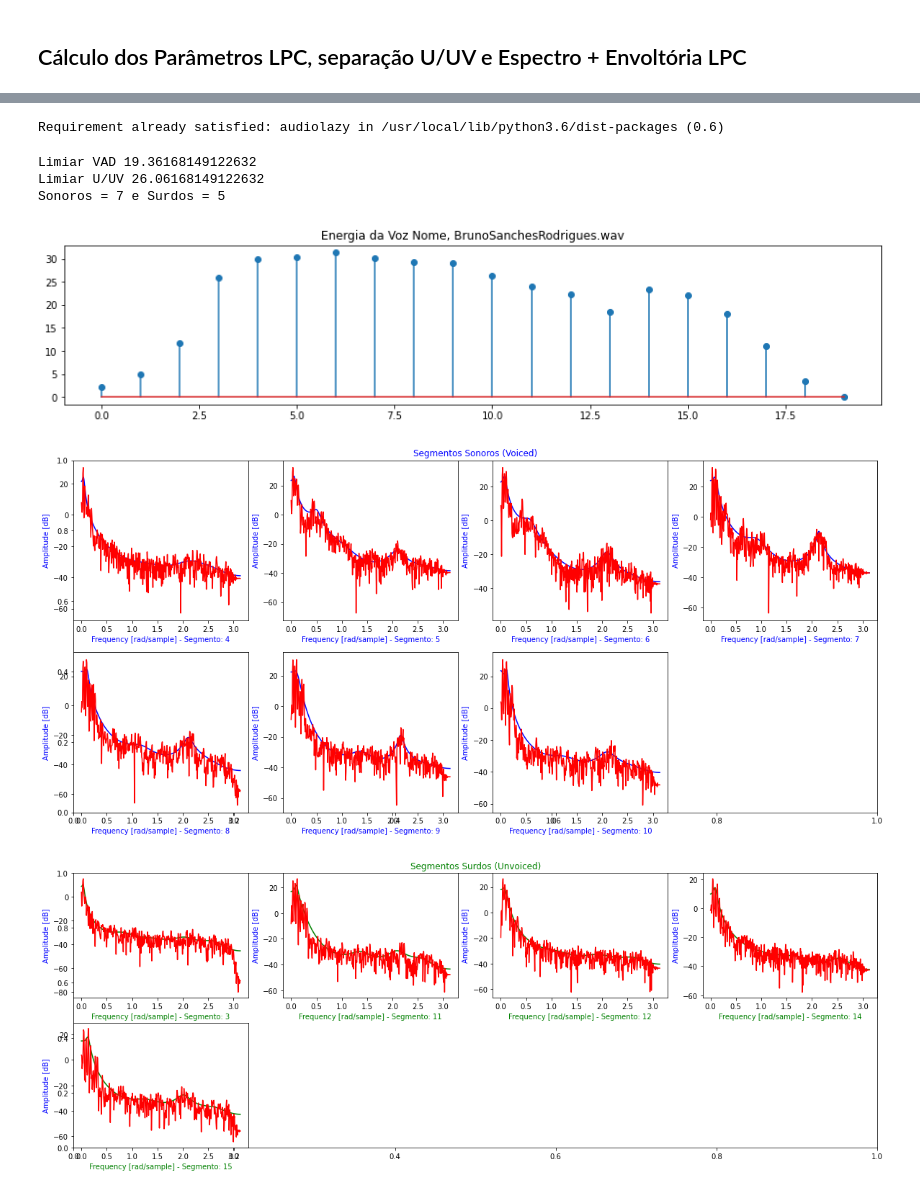
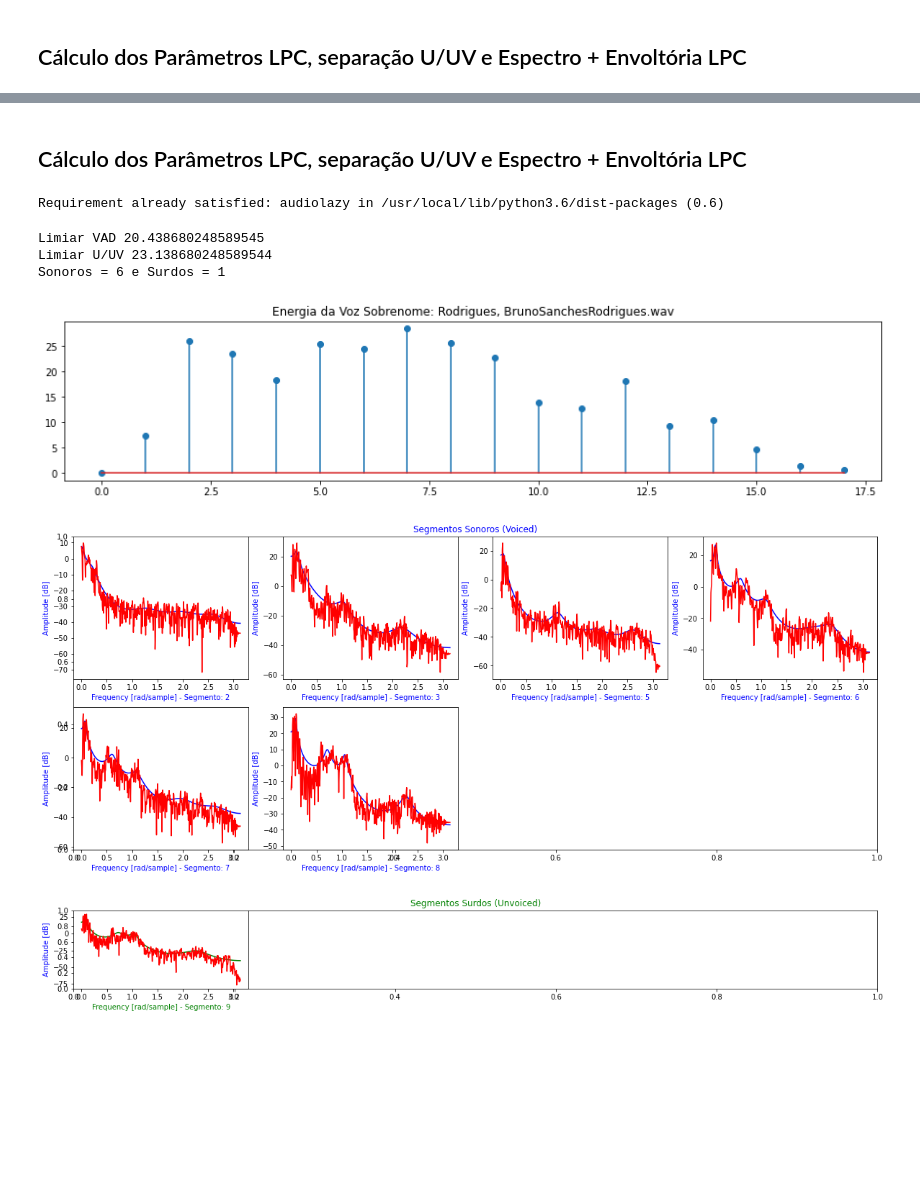
Before and after one commit to brusangues/CSM-DEVS, a Jupyter notebook: lab7/Bruno/Lab7_Bruno.ipynb, the cells around one changed output, grey strips where cells are left out. Saved outputs shown, nothing was run; the diff lists cells and outputs as text; code cells hidden in the pictures; blank space fills up the shorter version.

```diff
--- a/lab7/Bruno/Lab7_Bruno.ipynb
+++ b/lab7/Bruno/Lab7_Bruno.ipynb
@@ -86,0 +192,15 @@ IPython.display.Audio(data=v11, rate=sr1)
+# %%
+# Cortando o áudio
+v11 = v1[59000:77000]
+
+# Gráfico da amostra
+plt.figure()
+fig11, ax11 = plt.subplots(figsize=(15, 3))
+librosa.display.waveplot(v11, sr=sr1)
+plt.title('Sobrenome: Rodrigues, ' + audio1)
+
+# Informações sobre a amostra
+print(type(v11), type(sr1))
+print(v11.shape, sr1)
+
+IPython.display.Audio(data=v11, rate=sr1)
@@ -87,3 +213,5 @@ IPython.display.Audio(data=v11, rate=sr1)
+# %% [markdown]
+## Cálculo dos Parâmetros LPC, separação U/UV e Espectro + Envoltória LPC
 # %%
 !pip3 install audiolazy
 import audiolazy as lz
@@ -97,7 +225,7 @@ E = []
 ind_voz = [0]*Nseg1
 t = np.arange(Nj)
 for l in range(1, Nseg1-1):
-    xjan = v1[(l-1)*Nj+Nover:l*Nj+Nover]*hm
+    xjan = v11[(l-1)*Nj+Nover:l*Nj+Nover]*hm
     x2 = list(np.array(xjan**2))
     aux = sum(x2)/Nj
     E.append(aux)
@@ -106,7 +234,7 @@ E1min = np.min(E1)
 E1 = E1 - E1min   # Coloca o ruído de fundo em 0 dB
 E1max = np.max(E1)
 # limiar de atividade VAD
-E1VAD_lim = E1max - 12 #8
+E1VAD_lim = E1max - 8
 print('Limiar VAD ' + str(E1VAD_lim))
 # Limiar U/UV ajustado para 30% do máximo
 E1voiced_lim = E1max - 5.3
@@ -124,7 +252,7 @@ print('Sonoros = ' + str(num_voiced) + ' e Surdos = ' + str(num_unvoiced) )
 fig1, ax1 = plt.subplots(figsize=(15, 3))
 plt.figure(1)
 plt.stem(E1)
-plt.title('Energia da Voz Nome, ' + audio1)
+plt.title('Energia da Voz Sobrenome: Rodrigues, ' + audio1)
 
 # partição das figuras voiced
 i = 0
@@ -139,41 +267,41 @@ plt.title('Segmentos Surdos (Unvoiced)', color = 'g')
 for l in range(1, Nseg1-2):
     # teste de VAD
     if ind_voz[l] == 1:
-        xjan = v1[(l-1)*Nj+Nover:l*Nj+Nover]*hm
+        xjan = v11[(l-1)*Nj+Nover:l*Nj+Nover]*hm
         a_filter = lz.lpc.kautocor(xjan, p)
         gain_lpc = np.log10(abs(a_filter.error))
         w, h = signal.freqz(1,a_filter.numerator,worN=int(Nj/2))
         LP = 20 * np.log10(abs(h)) + 10*gain_lpc
         # Teste U/UV
 
         if E1[l] > E1voiced_lim:
 
             i += 1
             ax2 = fig2.add_subplot(linhas_voiced,4,i)
             plt.figure(2)
             plt.plot(w, LP, 'b')
             plt.ylabel('Amplitude [dB]', color='b')
             plt.xlabel('Frequency [rad/sample] - Segmento: ' + str(l), color='b')
             sp = np.fft.fft(xjan)
             plt.plot(w, 20*np.log10(abs(sp[0:int(Nj/2)])), 'r')
 
         else:
 
             j += 1
             ax3 = fig3.add_subplot(linhas_unvoiced,4,j)
             plt.figure(3)
             plt.plot(w, LP, 'g')
             plt.ylabel('Amplitude [dB]', color='b')
             plt.xlabel('Frequency [rad/sample] - Segmento: ' + str(l), color='g')
             sp = np.fft.fft(xjan)
             plt.plot(w, 20*np.log10(abs(sp[0:int(Nj/2)])), 'r')
 # %% [output]
-Limiar VAD 19.36168149122632
-Limiar U/UV 26.06168149122632
-Sonoros = 7 e Surdos = 5
+Limiar VAD 20.438680248589545
+Limiar U/UV 23.138680248589544
+Sonoros = 6 e Surdos = 1
-[figure, old version]
+[figure, new version]
-[figure, old version]
+[figure, new version]
-[figure, old version]
+[figure, new version]
 # %%
 # Espectrograma Nome
 
```
Also changed, not shown: parts of 10 cells of this notebook, 8 other files.
